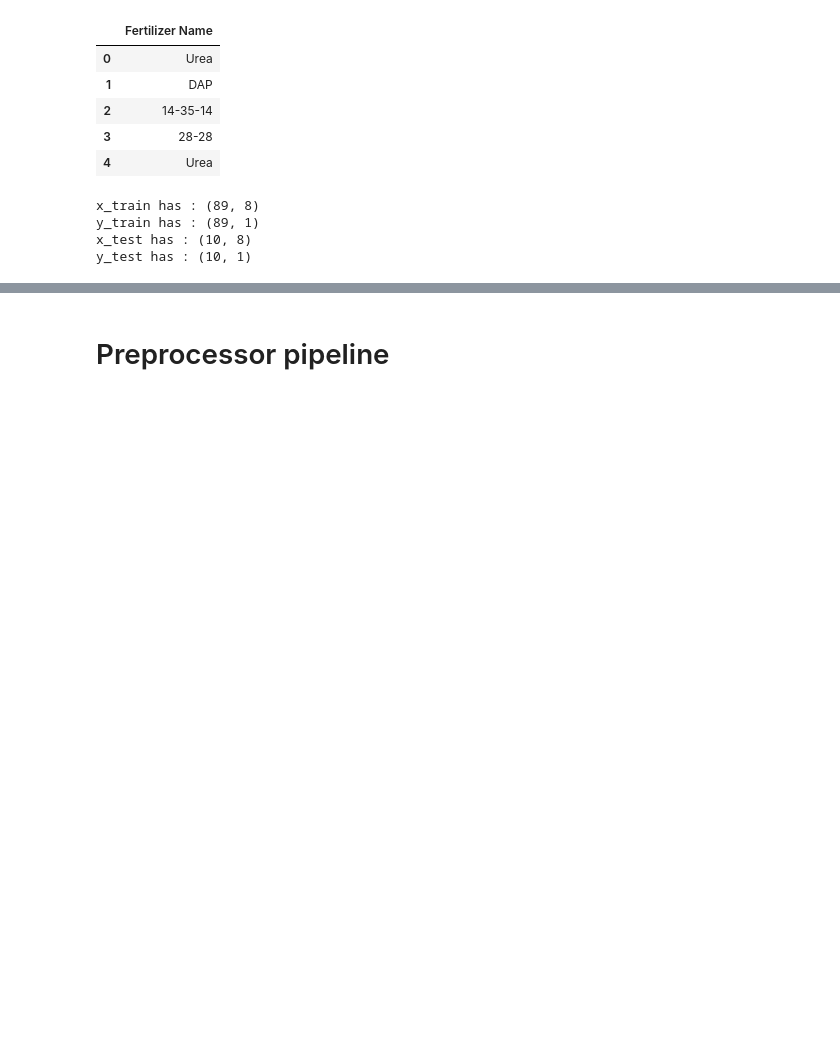
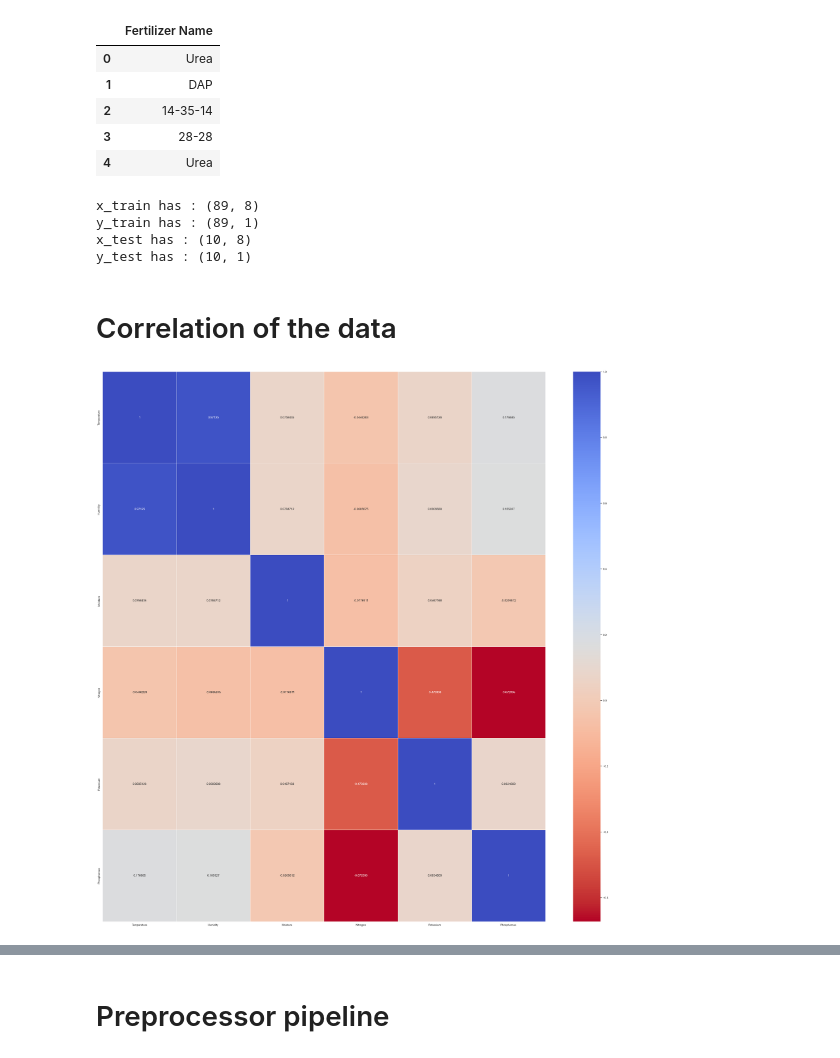
Before and after one commit to pinilDissanayaka/Fertilizer-Type-Prediction, a Jupyter notebook: Notebook/Fertilizer Type Prediction.ipynb, the cells around one changed output, grey strips where cells are left out. Saved outputs shown, nothing was run; the diff lists cells and outputs as text; code cells hidden in the pictures; blank space fills up the shorter version.

```diff
--- a/Notebook/Fertilizer Type Prediction.ipynb
+++ b/Notebook/Fertilizer Type Prediction.ipynb
@@ -235,0 +254,9 @@ x_cat_col = list(set(x_all_col) - set(x_num_col))
+# %% [markdown]
+# Correlation of the data
+# %%
+sns.set()
+plt.figure(figsize = (40, 40))
+sns.heatmap(x_train.corr(), annot = True, linewidths = 0.6, cmap = "coolwarm_r", fmt = 'g')
+plt.show()
+# %% [output]
+[figure, added]
```
Also changed, not shown: parts of 12 cells of this notebook.
